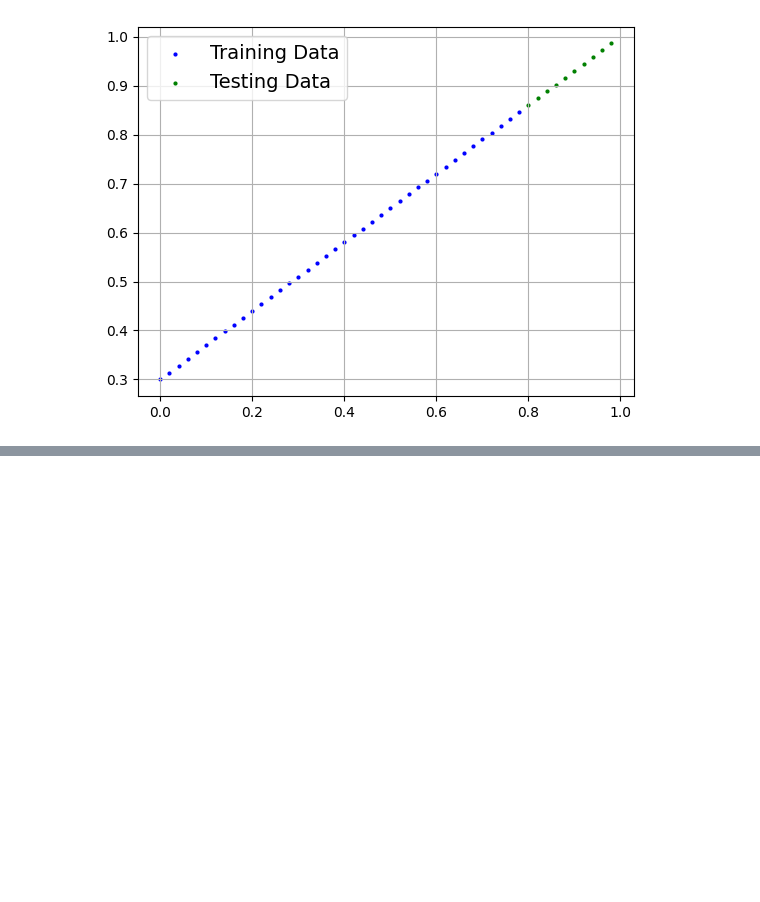
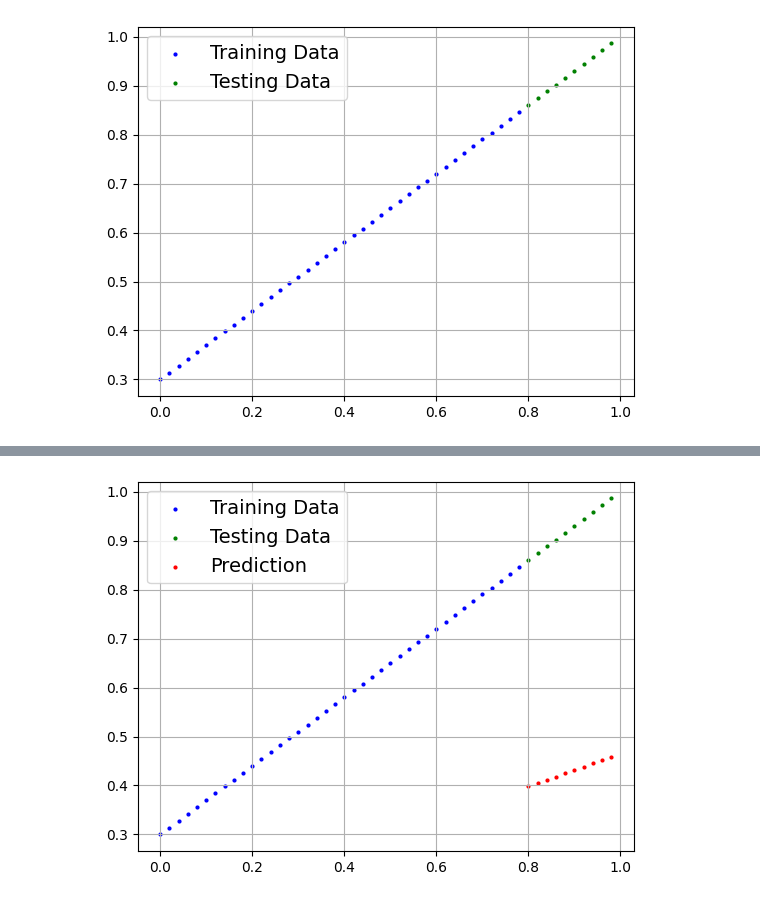
Before and after one commit to abhijeet0code/PyTorch-Learning, a Jupyter notebook: 01_pytorch_workflow.ipynb, the cells around one changed output, grey strips where cells are left out. Drawn from its saved outputs; the diff is of its cells as text; code cells hidden in the pictures; blank space fills up the shorter version.

```diff
--- a/01_pytorch_workflow.ipynb
+++ b/01_pytorch_workflow.ipynb
@@ -98,3 +120,12 @@ class LinearRegressionModel(nn.Module): # <- almost everything in PyTorch is a n
     # Forward defines the computation in the model
     def forward(self, x: torch.Tensor) -> torch.Tensor: # <- "x" is the input data (e.g. training/testing features)
         return self.weights * x + self.bias # <- this is the linear regression formula (y = m*x + b)
+# %%
+#Checking the contents of the model
+
+#Set the manual seed for the parameters
+torch.manual_seed(42)
+
+model_0=LinearRegressionModel()
+
+list(model_0.parameters())
@@ -100,0 +143,5 @@ class LinearRegressionModel(nn.Module): # <- almost everything in PyTorch is a n
+# %%
+#Making prediction with the model
+
+with torch.inference_mode():
+    y_preds=model_0(x_test)
@@ -100,0 +167,4 @@ class LinearRegressionModel(nn.Module): # <- almost everything in PyTorch is a n
+# %%
+plot_predictions(predictions=y_preds)
+# %% [output]
+[figure, added]
```
Also changed, not shown: parts of 12 cells of this notebook, 1 other file.
